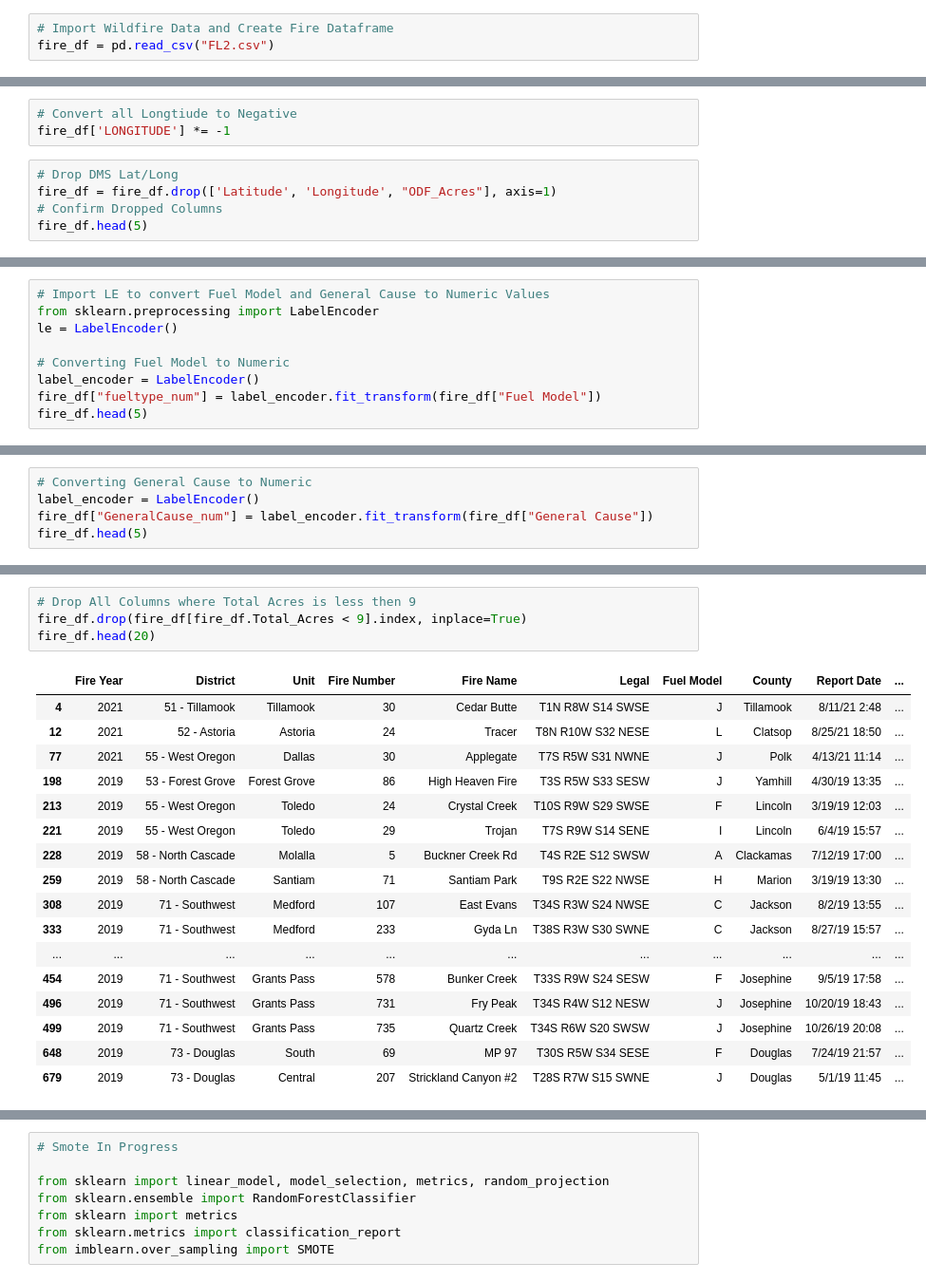
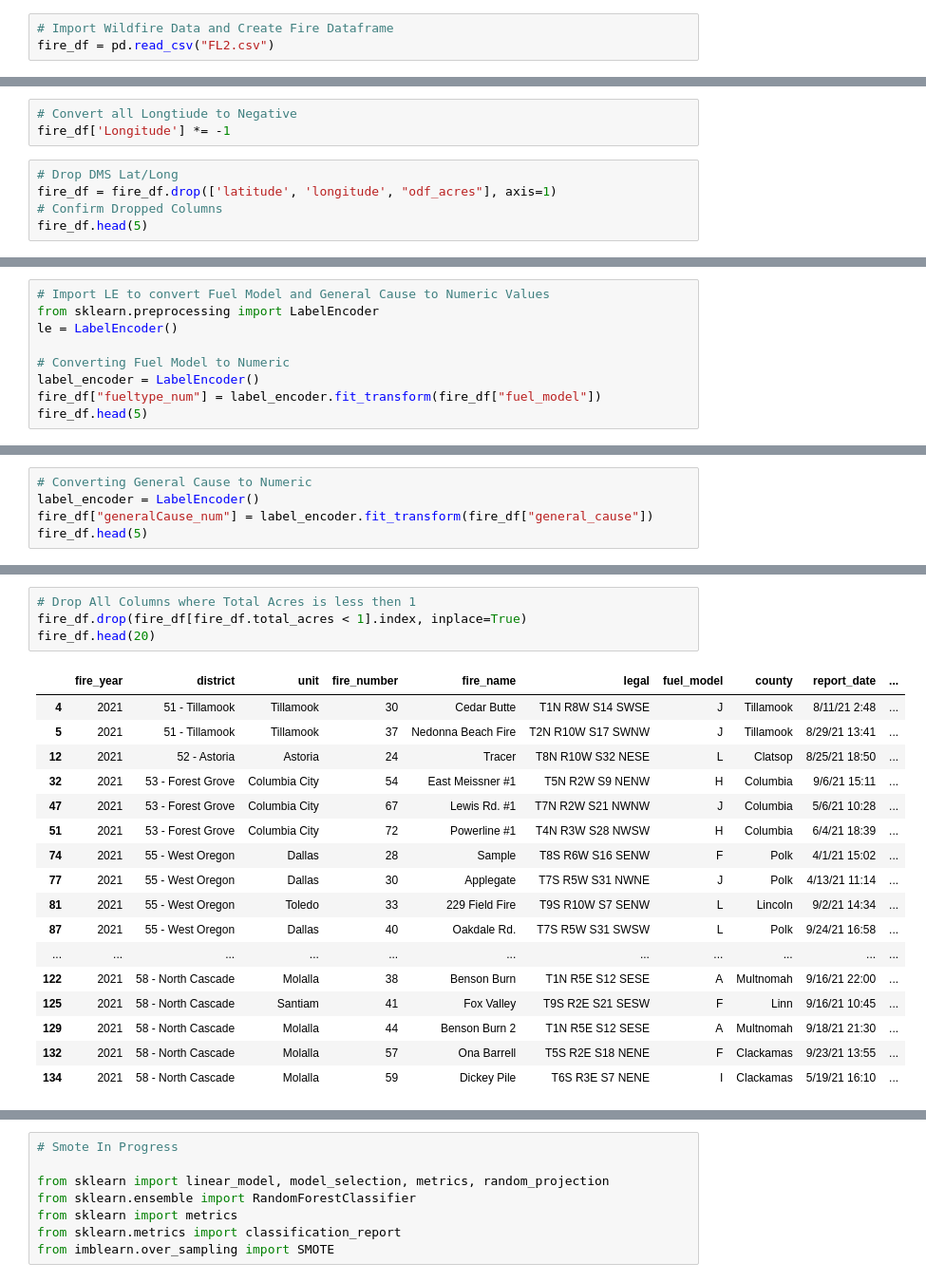
Before and after one commit to jisellejones/Predict_Wildfire_Spread, a Jupyter notebook: ML_Simple.ipynb, the cells around one changed output, grey strips where cells are left out. Shown: that part at 95% size. Cells and saved outputs as stored; diff of their text form.

```diff
--- a/ML_Simple.ipynb
+++ b/ML_Simple.ipynb
@@ -57,10 +57,10 @@ fire_df.head(5)
 | 4 | 2021 | 51 - Tillamook | Tillamook | 30 | Cedar Butte | T1N R8W S14 SWSE | 45° 33' 59.21" | -123° 37' 39.6" | J | ... |
 # %%
 # Convert all Longtiude to Negative
-fire_df['LONGITUDE'] *= -1
+fire_df['Longitude'] *= -1
 # %%
 # Drop DMS Lat/Long
-fire_df = fire_df.drop(['Latitude', 'Longitude', "ODF_Acres"], axis=1)
+fire_df = fire_df.drop(['latitude', 'longitude', "odf_acres"], axis=1)
 # Confirm Dropped Columns
 fire_df.head(5)
 # %% [output]
@@ -95,6 +95,6 @@ le = LabelEncoder()
 
 # Converting Fuel Model to Numeric
 label_encoder = LabelEncoder()
-fire_df["fueltype_num"] = label_encoder.fit_transform(fire_df["Fuel Model"])
+fire_df["fueltype_num"] = label_encoder.fit_transform(fire_df["fuel_model"])
 fire_df.head(5)
 # %% [output]
@@ -107,6 +107,6 @@ fire_df.head(5)
 # %%
 # Converting General Cause to Numeric
 label_encoder = LabelEncoder()
-fire_df["GeneralCause_num"] = label_encoder.fit_transform(fire_df["General Cause"])
+fire_df["generalCause_num"] = label_encoder.fit_transform(fire_df["general_cause"])
 fire_df.head(5)
 # %% [output]
@@ -131,26 +131,26 @@ fire_df.head(5)
 | 3 | 2021 | 51 - Tillamook | Tillamook | 26 | Larson Creek Fire | T1S R11W S24 NENE | H | Tillamook | 8/4/21 22:50 | ... |
 | 4 | 2021 | 51 - Tillamook | Tillamook | 30 | Cedar Butte | T1N R8W S14 SWSE | J | Tillamook | 8/11/21 2:48 | ... |
 # %%
-# Drop All Columns where Total Acres is less then 9
-fire_df.drop(fire_df[fire_df.Total_Acres < 9].index, inplace=True)
+# Drop All Columns where Total Acres is less then 1
+fire_df.drop(fire_df[fire_df.total_acres < 1].index, inplace=True)
 fire_df.head(20)
 # %% [output]
-|  | Fire Year | District | Unit | Fire Number | Fire Name | Legal | Fuel Model | County | Report Date | ... |
+|  | fire_year | district | unit | fire_number | fire_name | legal | fuel_model | county | report_date | ... |
 | 4 | 2021 | 51 - Tillamook | Tillamook | 30 | Cedar Butte | T1N R8W S14 SWSE | J | Tillamook | 8/11/21 2:48 | ... |
+| 5 | 2021 | 51 - Tillamook | Tillamook | 37 | Nedonna Beach Fire | T2N R10W S17 SWNW | J | Tillamook | 8/29/21 13:41 | ... |
 | 12 | 2021 | 52 - Astoria | Astoria | 24 | Tracer | T8N R10W S32 NESE | L | Clatsop | 8/25/21 18:50 | ... |
+| 32 | 2021 | 53 - Forest Grove | Columbia City | 54 | East Meissner #1 | T5N R2W S9 NENW | H | Columbia | 9/6/21 15:11 | ... |
+| 47 | 2021 | 53 - Forest Grove | Columbia City | 67 | Lewis Rd. #1 | T7N R2W S21 NWNW | J | Columbia | 5/6/21 10:28 | ... |
+| 51 | 2021 | 53 - Forest Grove | Columbia City | 72 | Powerline #1 | T4N R3W S28 NWSW | H | Columbia | 6/4/21 18:39 | ... |
+| 74 | 2021 | 55 - West Oregon | Dallas | 28 | Sample | T8S R6W S16 SENW | F | Polk | 4/1/21 15:02 | ... |
 | 77 | 2021 | 55 - West Oregon | Dallas | 30 | Applegate | T7S R5W S31 NWNE | J | Polk | 4/13/21 11:14 | ... |
-| 198 | 2019 | 53 - Forest Grove | Forest Grove | 86 | High Heaven Fire | T3S R5W S33 SESW | J | Yamhill | 4/30/19 13:35 | ... |
-| 213 | 2019 | 55 - West Oregon | Toledo | 24 | Crystal Creek | T10S R9W S29 SWSE | F | Lincoln | 3/19/19 12:03 | ... |
-| 221 | 2019 | 55 - West Oregon | Toledo | 29 | Trojan | T7S R9W S14 SENE | I | Lincoln | 6/4/19 15:57 | ... |
-| 228 | 2019 | 58 - North Cascade | Molalla | 5 | Buckner Creek Rd | T4S R2E S12 SWSW | A | Clackamas | 7/12/19 17:00 | ... |
-| 259 | 2019 | 58 - North Cascade | Santiam | 71 | Santiam Park | T9S R2E S22 NWSE | H | Marion | 3/19/19 13:30 | ... |
-| 308 | 2019 | 71 - Southwest | Medford | 107 | East Evans | T34S R3W S24 NWSE | C | Jackson | 8/2/19 13:55 | ... |
-| 333 | 2019 | 71 - Southwest | Medford | 233 | Gyda Ln | T38S R3W S30 SWNE | C | Jackson | 8/27/19 15:57 | ... |
+| 81 | 2021 | 55 - West Oregon | Toledo | 33 | 229 Field Fire | T9S R10W S7 SENW | L | Lincoln | 9/2/21 14:34 | ... |
+| 87 | 2021 | 55 - West Oregon | Dallas | 40 | Oakdale Rd. | T7S R5W S31 SWSW | L | Polk | 9/24/21 16:58 | ... |
 | ... | ... | ... | ... | ... | ... | ... | ... | ... | ... | ... |
-| 454 | 2019 | 71 - Southwest | Grants Pass | 578 | Bunker Creek | T33S R9W S24 SESW | F | Josephine | 9/5/19 17:58 | ... |
-| 496 | 2019 | 71 - Southwest | Grants Pass | 731 | Fry Peak | T34S R4W S12 NESW | J | Josephine | 10/20/19 18:43 | ... |
-| 499 | 2019 | 71 - Southwest | Grants Pass | 735 | Quartz Creek | T34S R6W S20 SWSW | J | Josephine | 10/26/19 20:08 | ... |
-| 648 | 2019 | 73 - Douglas | South | 69 | MP 97 | T30S R5W S34 SESE | F | Douglas | 7/24/19 21:57 | ... |
-| 679 | 2019 | 73 - Douglas | Central | 207 | Strickland Canyon #2 | T28S R7W S15 SWNE | J | Douglas | 5/1/19 11:45 | ... |
+| 122 | 2021 | 58 - North Cascade | Molalla | 38 | Benson Burn | T1N R5E S12 SESE | A | Multnomah | 9/16/21 22:00 | ... |
+| 125 | 2021 | 58 - North Cascade | Santiam | 41 | Fox Valley | T9S R2E S21 SESW | F | Linn | 9/16/21 10:45 | ... |
+| 129 | 2021 | 58 - North Cascade | Molalla | 44 | Benson Burn 2 | T1N R5E S12 SESE | A | Multnomah | 9/18/21 21:30 | ... |
+| 132 | 2021 | 58 - North Cascade | Molalla | 57 | Ona Barrell | T5S R2E S18 NENE | F | Clackamas | 9/23/21 13:55 | ... |
+| 134 | 2021 | 58 - North Cascade | Molalla | 59 | Dickey Pile | T6S R3E S7 NENE | I | Clackamas | 5/19/21 16:10 | ... |
 # %%
 # Set and Classify Fire Sizes
```
Also changed, not shown: parts of 21 cells of this notebook, 1 other file.
